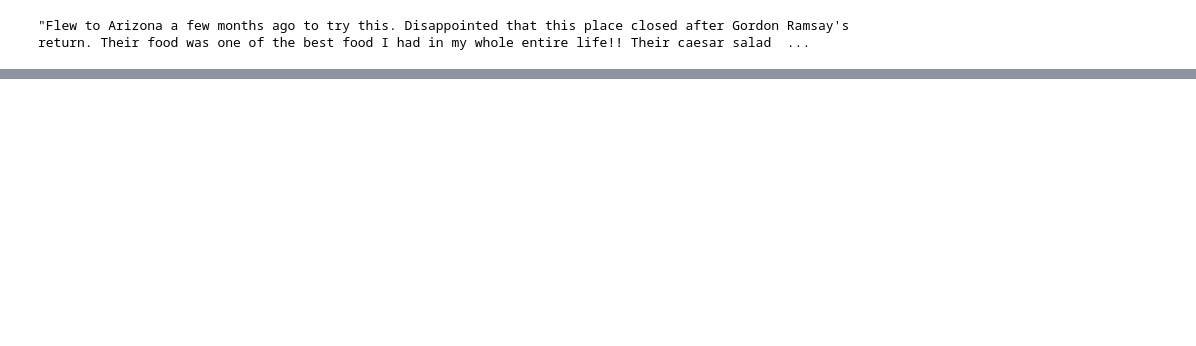
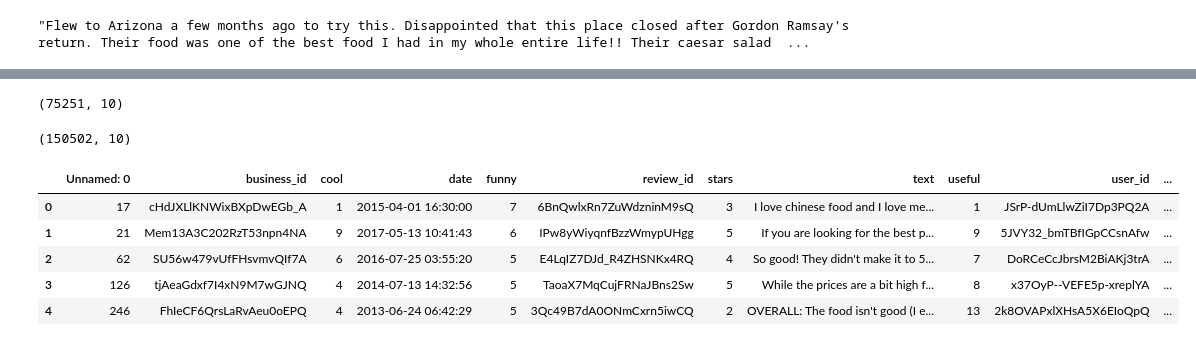
Before and after one commit to masha-vasilenko/funny_reviews_deep_learning_project, a Jupyter notebook: Yelp_Dataset_ EDA.ipynb, the cells around one changed output, grey strips where cells are left out. Saved outputs shown, nothing was run; the diff lists cells and outputs as text; code cells hidden in the pictures; blank space fills up the shorter version.

Commit message:
data cleaning, vocabulary

```diff
--- a/Yelp_Dataset_ EDA.ipynb
+++ b/Yelp_Dataset_ EDA.ipynb
@@ -135,0 +183,4 @@ plt.show();
+# %%
+rest_reviews_not_fun.shape
+# %% [output]
+(75251, 10)
@@ -135,0 +189,4 @@ plt.show();
+# %%
+reviews_final.shape
+# %% [output]
+(150502, 10)
@@ -135,0 +195,11 @@ plt.show();
+# %%
+reviews_final = pd.read_csv("../data/yelp_dataset/balanced_reviews.csv")
+# %%
+reviews_final.head()
+# %% [output]
+|  | Unnamed: 0 | business_id | cool | date | funny | review_id | stars | text | useful | user_id | ... |
+| 0 | 17 | cHdJXLlKNWixBXpDwEGb_A | 1 | 2015-04-01 16:30:00 | 7 | 6BnQwlxRn7ZuWdzninM9sQ | 3 | I love chinese food and I love me... | 1 | JSrP-dUmLlwZiI7Dp3PQ2A | ... |
+| 1 | 21 | Mem13A3C202RzT53npn4NA | 9 | 2017-05-13 10:41:43 | 6 | IPw8yWiyqnfBzzWmypUHgg | 5 | If you are looking for the best p... | 9 | 5JVY32_bmTBfIGpCCsnAfw | ... |
+| 2 | 62 | SU56w479vUfFHsvmvQIf7A | 6 | 2016-07-25 03:55:20 | 5 | E4LqIZ7DJd_R4ZHSNKx4RQ | 4 | So good! They didn't make it to 5... | 7 | DoRCeCcJbrsM2BiAKj3trA | ... |
+| 3 | 126 | tjAeaGdxf7I4xN9M7wGJNQ | 4 | 2014-07-13 14:32:56 | 5 | TaoaX7MqCujFRNaJBns2Sw | 5 | While the prices are a bit high f... | 8 | x37OyP--VEFE5p-xreplYA | ... |
+| 4 | 246 | FhIeCF6QrsLaRvAeu0oEPQ | 4 | 2013-06-24 06:42:29 | 5 | 3Qc49B7dA0ONmCxrn5iwCQ | 2 | OVERALL: The food isn't good (I e... | 13 | 2k8OVAPxlXHsA5X6EIoQpQ | ... |
```
Also changed, not shown: parts of 58 cells of this notebook.
